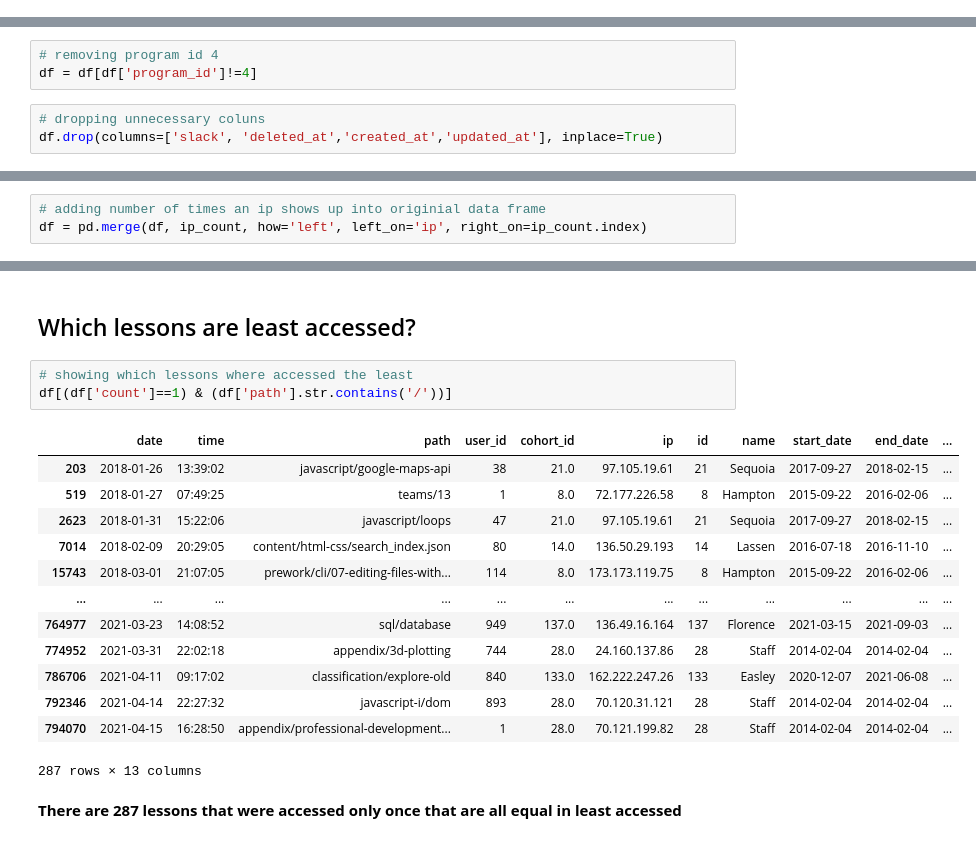
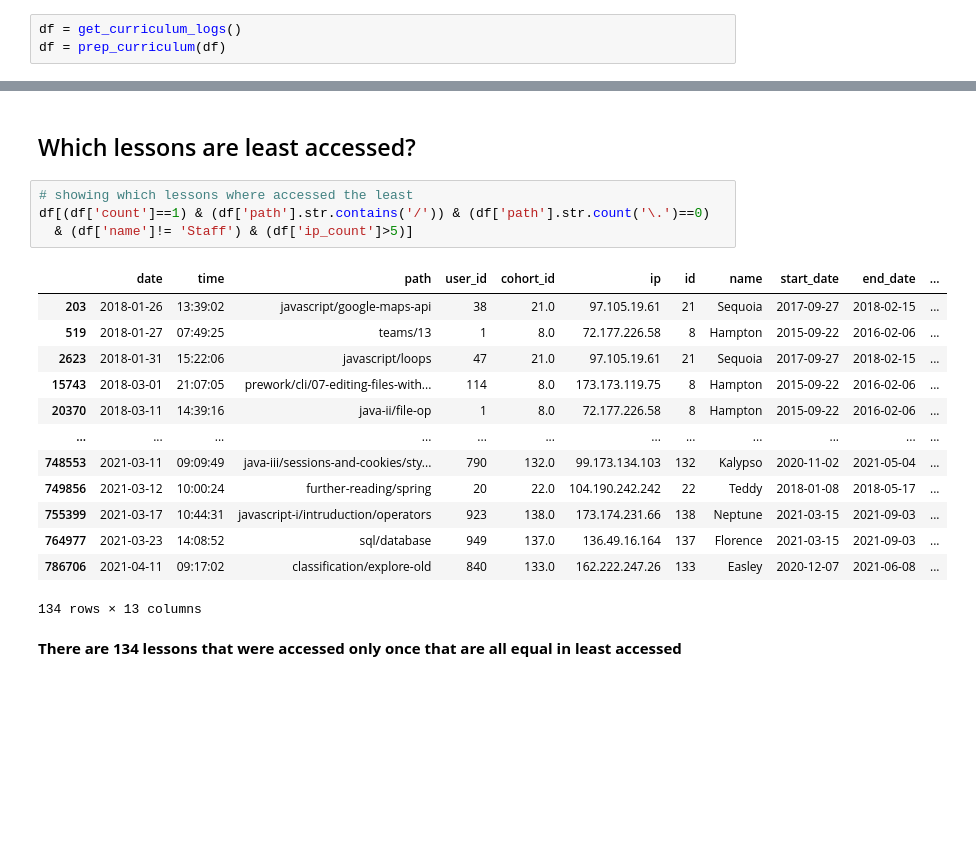
Before and after one commit to ihcrane/anomaly-detection, a Jupyter notebook: anomaly_detection_project.ipynb, the cells around one changed output, grey strips where cells are left out. Cells and saved outputs as stored; diff of their text form; blank space fills up the shorter version.

```diff
--- a/anomaly_detection_project.ipynb
+++ b/anomaly_detection_project.ipynb
@@ -21 +15,4 @@ df = pd.read_sql('''
+# %%
+df = get_curriculum_logs()
+df = prep_curriculum(df)
 # %%
@@ -37,6 +26,0 @@ df
-# %%
-# removing program id 4
-df = df[df['program_id']!=4]
-# %%
-# dropping unnecessary coluns
-df.drop(columns=['slack', 'deleted_at','created_at','updated_at'], inplace=True)
@@ -135,6 +111,3 @@ ip_count = pd.DataFrame({'ip_count':df['ip'].value_counts()})
-# %%
-# adding number of times an ip shows up into originial data frame
-df = pd.merge(df, ip_count, how='left', left_on='ip', right_on=ip_count.index)
 # %%
 # determing how many ip addresses show up less than 5 times and listing them
 sus_ip = pd.DataFrame(df[df['ip_count']<5]['ip'].drop_duplicates())['ip']
@@ -202,20 +175,21 @@ cohort_grad_3[cohort_grad_3['count']>200]
 ## Which lessons are least accessed?
 # %%
 # showing which lessons where accessed the least
-df[(df['count']==1) & (df['path'].str.contains('/'))]
+df[(df['count']==1) & (df['path'].str.contains('/')) & (df['path'].str.count('\.')==0)
+  & (df['name']!= 'Staff') & (df['ip_count']>5)]
 # %% [output]
 |  | date | time | path | user_id | cohort_id | ip | id | name | start_date | end_date | ... |
 | 203 | 2018-01-26 | 13:39:02 | javascript/google-maps-api | 38 | 21.0 | 97.105.19.61 | 21 | Sequoia | 2017-09-27 | 2018-02-15 | ... |
 | 519 | 2018-01-27 | 07:49:25 | teams/13 | 1 | 8.0 | 72.177.226.58 | 8 | Hampton | 2015-09-22 | 2016-02-06 | ... |
 | 2623 | 2018-01-31 | 15:22:06 | javascript/loops | 47 | 21.0 | 97.105.19.61 | 21 | Sequoia | 2017-09-27 | 2018-02-15 | ... |
-| 7014 | 2018-02-09 | 20:29:05 | content/html-css/search_index.json | 80 | 14.0 | 136.50.29.193 | 14 | Lassen | 2016-07-18 | 2016-11-10 | ... |
 | 15743 | 2018-03-01 | 21:07:05 | prework/cli/07-editing-files-with... | 114 | 8.0 | 173.173.119.75 | 8 | Hampton | 2015-09-22 | 2016-02-06 | ... |
+| 20370 | 2018-03-11 | 14:39:16 | java-ii/file-op | 1 | 8.0 | 72.177.226.58 | 8 | Hampton | 2015-09-22 | 2016-02-06 | ... |
 | ... | ... | ... | ... | ... | ... | ... | ... | ... | ... | ... | ... |
+| 748553 | 2021-03-11 | 09:09:49 | java-iii/sessions-and-cookies/sty... | 790 | 132.0 | 99.173.134.103 | 132 | Kalypso | 2020-11-02 | 2021-05-04 | ... |
+| 749856 | 2021-03-12 | 10:00:24 | further-reading/spring | 20 | 22.0 | 104.190.242.242 | 22 | Teddy | 2018-01-08 | 2018-05-17 | ... |
+| 755399 | 2021-03-17 | 10:44:31 | javascript-i/intruduction/operators | 923 | 138.0 | 173.174.231.66 | 138 | Neptune | 2021-03-15 | 2021-09-03 | ... |
 | 764977 | 2021-03-23 | 14:08:52 | sql/database | 949 | 137.0 | 136.49.16.164 | 137 | Florence | 2021-03-15 | 2021-09-03 | ... |
-| 774952 | 2021-03-31 | 22:02:18 | appendix/3d-plotting | 744 | 28.0 | 24.160.137.86 | 28 | Staff | 2014-02-04 | 2014-02-04 | ... |
 | 786706 | 2021-04-11 | 09:17:02 | classification/explore-old | 840 | 133.0 | 162.222.247.26 | 133 | Easley | 2020-12-07 | 2021-06-08 | ... |
-| 792346 | 2021-04-14 | 22:27:32 | javascript-i/dom | 893 | 28.0 | 70.120.31.121 | 28 | Staff | 2014-02-04 | 2014-02-04 | ... |
-| 794070 | 2021-04-15 | 16:28:50 | appendix/professional-development... | 1 | 28.0 | 70.121.199.82 | 28 | Staff | 2014-02-04 | 2014-02-04 | ... |
-287 rows × 13 columns
+134 rows × 13 columns
 # %% [markdown]
-**There are 287 lessons that were accessed only once that are all equal in least accessed**
+**There are 134 lessons that were accessed only once that are all equal in least accessed**
```
Also changed, not shown: parts of 7 cells of this notebook, 3 other files.
